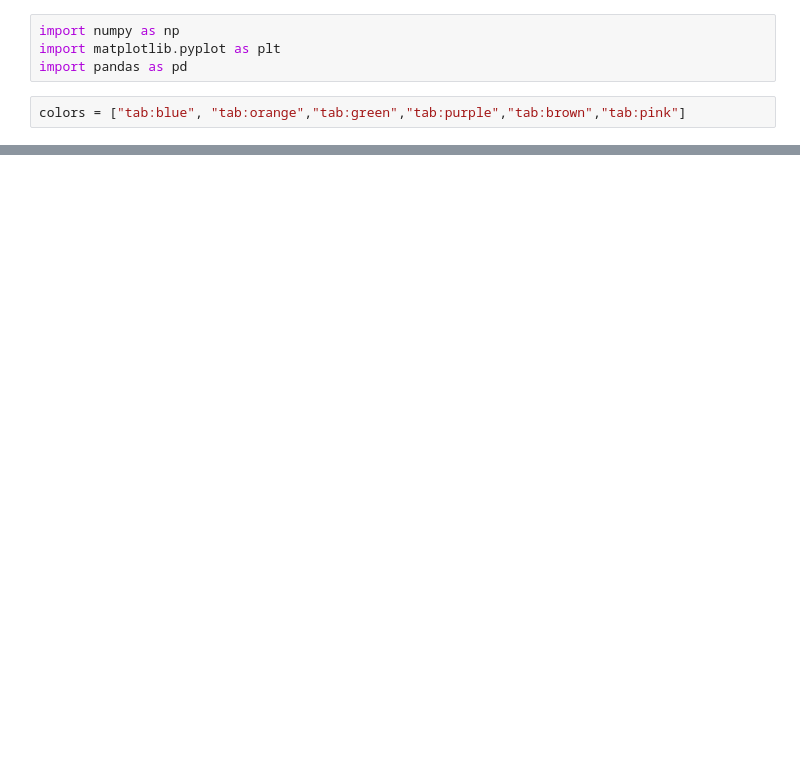
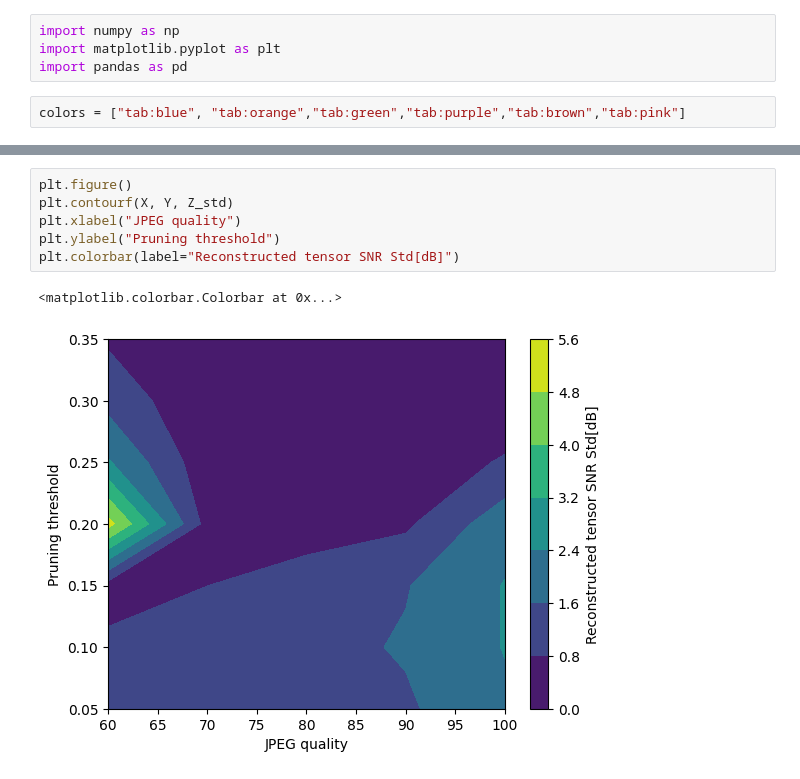
Before and after one commit to Rexyyj/split_DNN_framework, a Jupyter notebook: stable_tests/plot/quality_pruning_snr.ipynb, the cells around one changed output, grey strips where cells are left out. Drawn from its saved outputs; the diff is of its cells as text; blank space fills up the shorter version.

```diff
--- a/stable_tests/plot/quality_pruning_snr.ipynb
+++ b/stable_tests/plot/quality_pruning_snr.ipynb
@@ -31,0 +47,9 @@ Z = z.reshape(Y.shape)
+# %%
+plt.figure()
+plt.contourf(X, Y, Z_std)
+plt.xlabel("JPEG quality")
+plt.ylabel("Pruning threshold")
+plt.colorbar(label="Reconstructed tensor SNR Std[dB]")
+# %% [output]
+<matplotlib.colorbar.Colorbar at 0x...>
+[figure, added]
```
Also changed, not shown: parts of 9 cells of this notebook, 7 other files.
